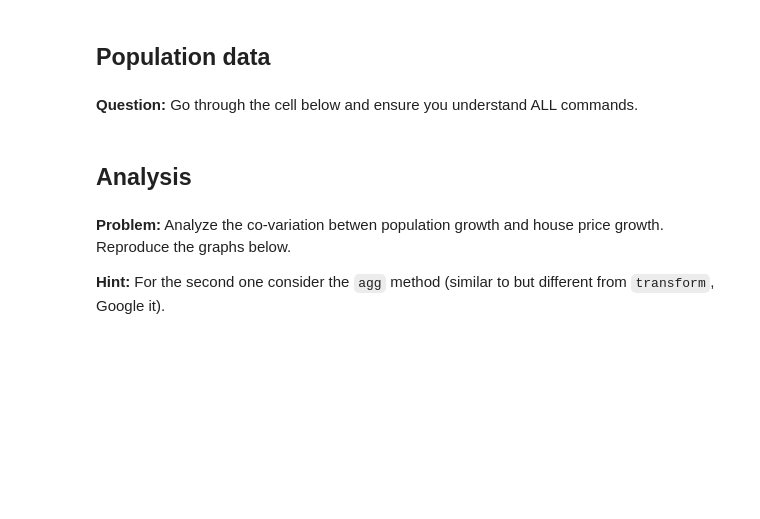
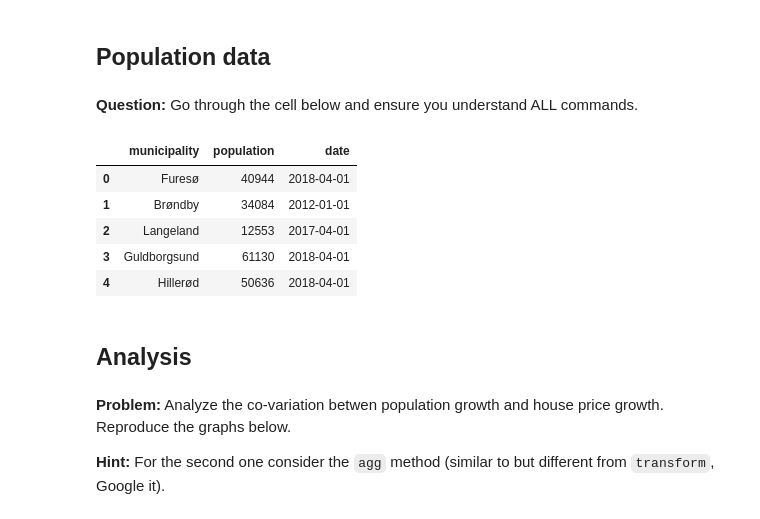
Before and after one commit to NumEconCopenhagen/IntroProg-exercises, a Jupyter notebook: PS4/problem_set_4.ipynb, the cells around one changed output. Drawn from its saved outputs; the diff is of its cells as text; code cells hidden in the pictures; blank space fills up the shorter version.

```diff
--- a/PS4/problem_set_4.ipynb
+++ b/PS4/problem_set_4.ipynb
@@ -174,24 +207,41 @@ prices_long.head()
 # %% [markdown]
 **Question:** Go through the cell below and ensure you understand ALL commands.
 # %%
-# a. load data
-pop = dst.get_data(table_id='FOLK1A', variables={'Alder':['IALT'], 'CIVILSTAND':['TOT'], 'Køn':['TOT'], 'Tid':['*'], 'OMRÅDE':['*']})
+# a. Initiate dstapi
+folk1a_api = DstApi('FOLK1A')
 
-# b. drop and rename columns
+# b. Define which data to load
+params = folk1a_api._define_base_params(language='en')
+params['variables'][1]['values'] = ['TOT']
+params['variables'][2]['values'] = ['IALT']
+params['variables'][3]['values'] = ['TOT']
+
+# c. Load data
+pop = folk1a_api.get_data(params=params)
+
+
+# d. drop and rename columns
 for v in ['ALDER', 'CIVILSTAND', 'KØN']:
     del pop[v]
 pop = pop.rename(columns = {'INDHOLD':'population', 'OMRÅDE': 'municipality'})
 
-# c. drop non-municipalities
+# e. drop non-municipalities
 for val in ['Region', 'All']:
     I = pop['municipality'].str.contains(val)
     pop.drop(pop[I].index, inplace=True)
 
-# d. convert to date
-pop['date'] = pd.to_datetime(pop.TID)
+# f. convert to date
+pop['date'] = pd.PeriodIndex(pop.TID,freq='Q').to_timestamp() # Convert to datetime
 del pop['TID']
 
 pop.head()
+# %% [output]
+|  | municipality | population | date |
+| 0 | Furesø | 40944 | 2018-04-01 |
+| 1 | Brøndby | 34084 | 2012-01-01 |
+| 2 | Langeland | 12553 | 2017-04-01 |
+| 3 | Guldborgsund | 61130 | 2018-04-01 |
+| 4 | Hillerød | 50636 | 2018-04-01 |
 # %% [markdown]
 ## Analysis
 # %% [markdown]
```
Also changed, not shown: parts of 16 cells of this notebook, 15 other files.
